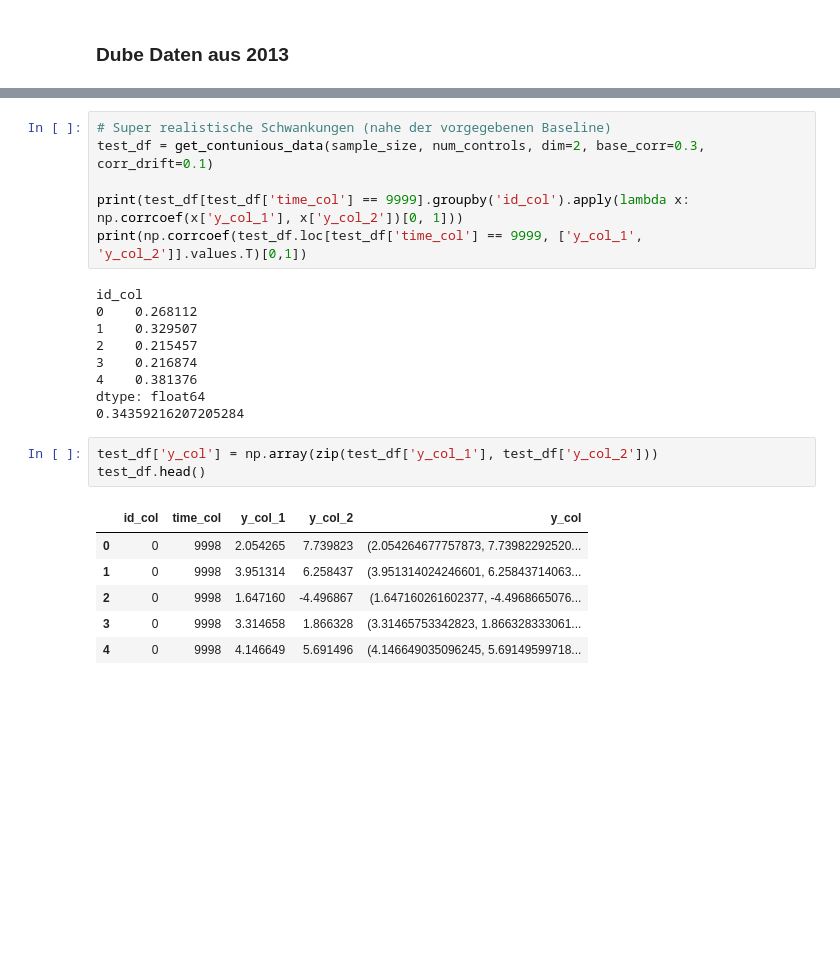
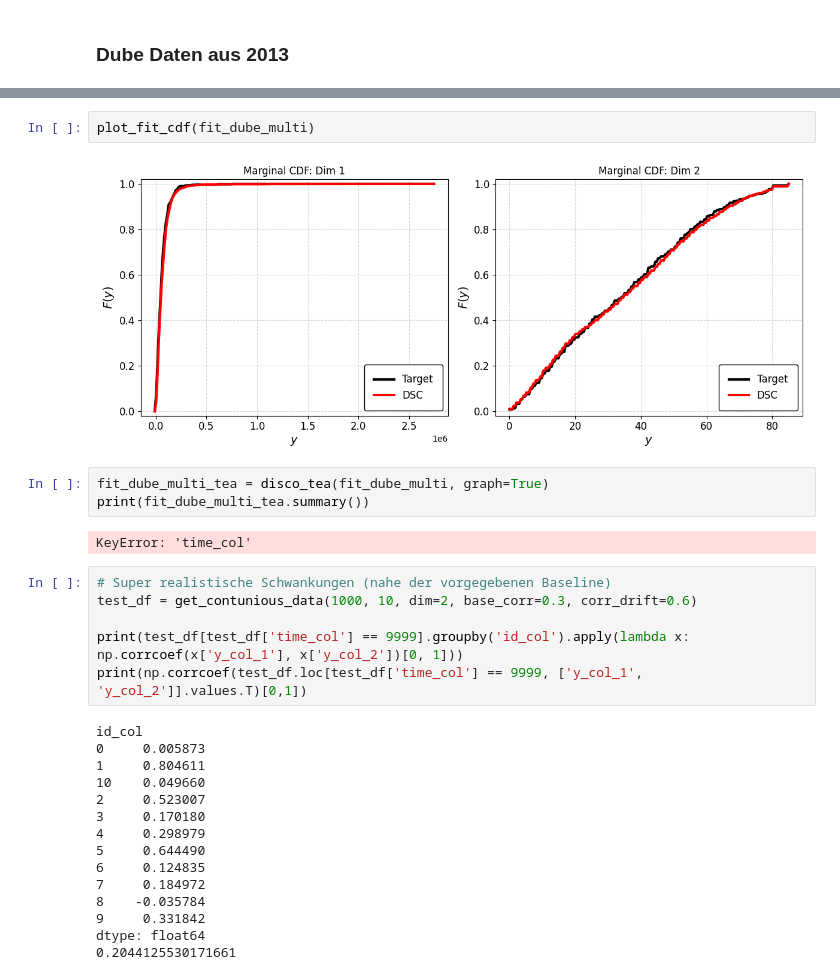
Before and after one commit to alexanderhxs/DiSCos, a Jupyter notebook: python/test_disco.ipynb, the cells around one changed output, grey strips where cells are left out. Drawn from its saved outputs; the diff is of its cells as text; blank space fills up the shorter version.

```diff
--- a/python/test_disco.ipynb
+++ b/python/test_disco.ipynb
@@ -216,28 +225,33 @@ if False:
+# %%
+plot_fit_cdf(fit_dube_multi)
+# %% [output]
+[figure, added]
+# %%
+fit_dube_multi_tea = disco_tea(fit_dube_multi, graph=True)
+print(fit_dube_multi_tea.summary())
+# %% [output]
+KeyError: 'time_col'
 # %%
 # Super realistische Schwankungen (nahe der vorgegebenen Baseline)
-test_df = get_contunious_data(sample_size, num_controls, dim=2, base_corr=0.3, corr_drift=0.1)
+test_df = get_contunious_data(1000, 10, dim=2, base_corr=0.3, corr_drift=0.6)
 
 print(test_df[test_df['time_col'] == 9999].groupby('id_col').apply(lambda x: np.corrcoef(x['y_col_1'], x['y_col_2'])[0, 1]))
 print(np.corrcoef(test_df.loc[test_df['time_col'] == 9999, ['y_col_1', 'y_col_2']].values.T)[0,1])
 # %% [output]
 id_col
-0    0.268112
-1    0.329507
-2    0.215457
-3    0.216874
-4    0.381376
+0     0.005873
+1     0.804611
+10    0.049660
+2     0.523007
+3     0.170180
+4     0.298979
+5     0.644490
+6     0.124835
+7     0.184972
+8    -0.035784
+9     0.331842
 dtype: float64
-0.34359216207205284
+0.2044125530171661
-# %%
-test_df['y_col'] = np.array(zip(test_df['y_col_1'], test_df['y_col_2']))
-test_df.head()
-# %% [output]
-|  | id_col | time_col | y_col_1 | y_col_2 | y_col |
-| 0 | 0 | 9998 | 2.054265 | 7.739823 | (2.054264677757873, 7.73982292520... |
-| 1 | 0 | 9998 | 3.951314 | 6.258437 | (3.951314024246601, 6.25843714063... |
-| 2 | 0 | 9998 | 1.647160 | -4.496867 | (1.647160261602377, -4.4968665076... |
-| 3 | 0 | 9998 | 3.314658 | 1.866328 | (3.31465753342823, 1.866328333061... |
-| 4 | 0 | 9998 | 4.146649 | 5.691496 | (4.146649035096245, 5.69149599718... |
 # %%
 fit_2D = DiSCo(
     df=test_df,
```
Also changed, not shown: parts of 19 cells of this notebook, 8 other files.
